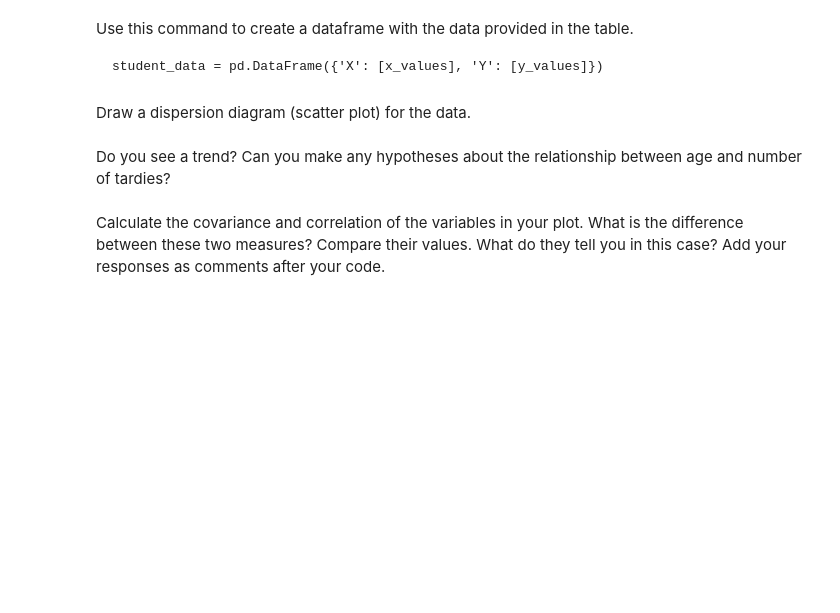
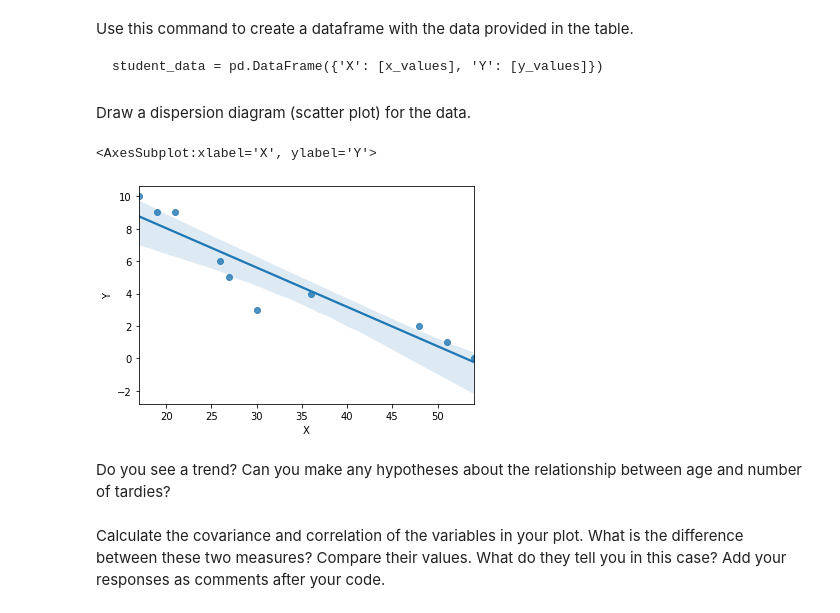
Before and after one commit to ta-datapt-bcn/lab-regression-analysis, a Jupyter notebook: your-code.ipynb, the cells around one changed output. Cells and saved outputs as stored; diff of their text form; code cells hidden in the pictures; blank space fills up the shorter version.

```diff
--- a/your-code.ipynb
+++ b/your-code.ipynb
@@ -33,2 +39,8 @@ student_data = pd.DataFrame({'X': [x_values], 'Y': [y_values]})
+# %%
+ages = [17, 51, 27, 21, 36, 48, 19, 26, 54, 30]
+# %%
+tardies = [10, 1, 5, 9, 4, 2, 9, 6, 0, 3]
+# %%
+student_data = pd.DataFrame({'X': ages, 'Y': tardies})
 # %% [markdown]
 Draw a dispersion diagram (scatter plot) for the data.
@@ -37,2 +47,7 @@ Draw a dispersion diagram (scatter plot) for the data.
+# %%
+sns.regplot(x='X', y= 'Y', data=student_data)
+# %% [output]
+<AxesSubplot:xlabel='X', ylabel='Y'>
+[figure, added]
 # %% [markdown]
 Do you see a trend? Can you make any hypotheses about the relationship between age and number of tardies?
```
Also changed, not shown: parts of 34 cells of this notebook, 1 other file.
